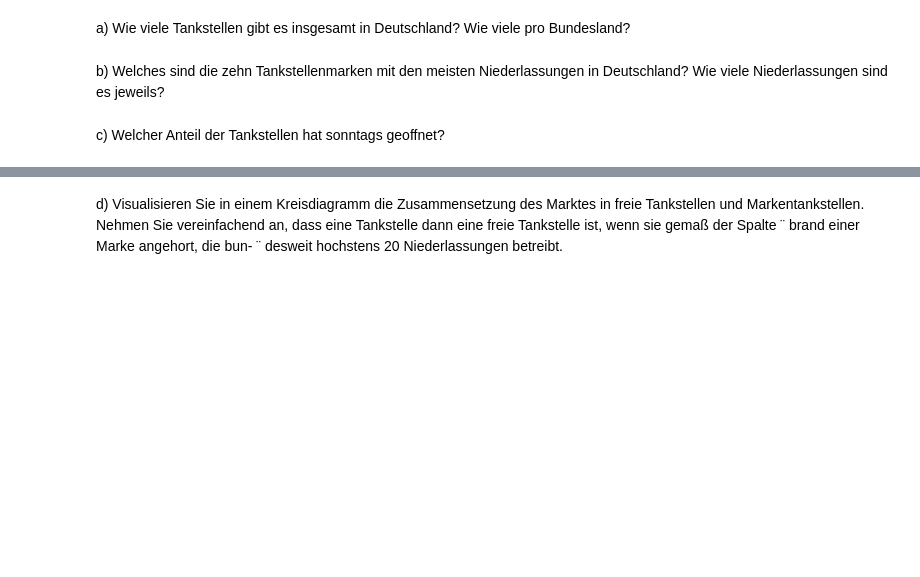
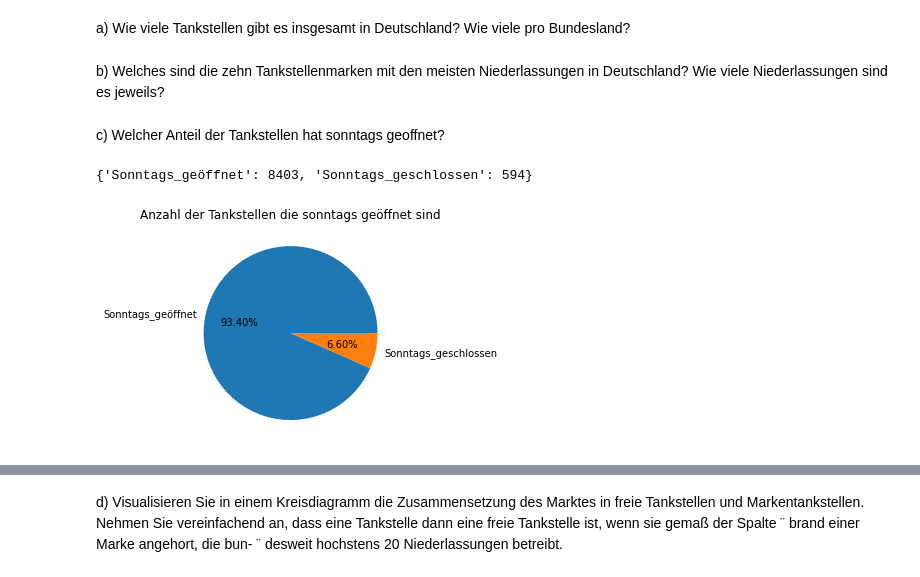
Before and after one commit to TechPiranja/DA_Stud, a Jupyter notebook: nachname_vorname.ipynb, the cells around one changed output, grey strips where cells are left out. Saved outputs shown, nothing was run; the diff lists cells and outputs as text; code cells hidden in the pictures; blank space fills up the shorter version.

Commit message:
finished openingTimes

```diff
--- a/nachname_vorname.ipynb
+++ b/nachname_vorname.ipynb
@@ -452,0 +435,37 @@ openOnSunday
+# %%
+df_stations = pd.read_csv("df_stations.csv")
+# %%
+openingTimes = df_stations['openingtimes_json']
+openOnSunday = {"Sonntags_geöffnet": 0, "Sonntags_geschlossen": 0}
+errorData = {"Keine_Öffnungszeit": 0, "Fehlerhaft": 0}
+
+for x in openingTimes:
+    if x != "empty":
+        if "openingTimes" in json.loads(x):
+            foundSunday = False
+            for y in json.loads(x)["openingTimes"]:
+                bitValue = y["applicable_days"]
+                mask = 1 << 6
+                if (bitValue & mask == mask):
+                    openOnSunday["Sonntags_geöffnet"] += 1
+                    foundSunday = True
+                    break
+            if (foundSunday == False):
+                openOnSunday["Sonntags_geschlossen"] += 1
+        else:
+            errorData["Fehlerhaft"] += 1
+    else:
+        errorData["Keine_Öffnungszeit"] += 1
+
+openOnSunday
+# %% [output]
+{'Sonntags_geöffnet': 8403, 'Sonntags_geschlossen': 594}
+# %%
+def pie_label_formatter(x):
+    return '{:.2f}%'.format(x)
+
+plt.pie(openOnSunday.values(), labels = openOnSunday.keys(), autopct=pie_label_formatter)
+plt.title("Anzahl der Tankstellen die sonntags geöffnet sind")
+plt.show()
+# %% [output]
+[figure, added]
```
Also changed, not shown: parts of 7 cells of this notebook.
